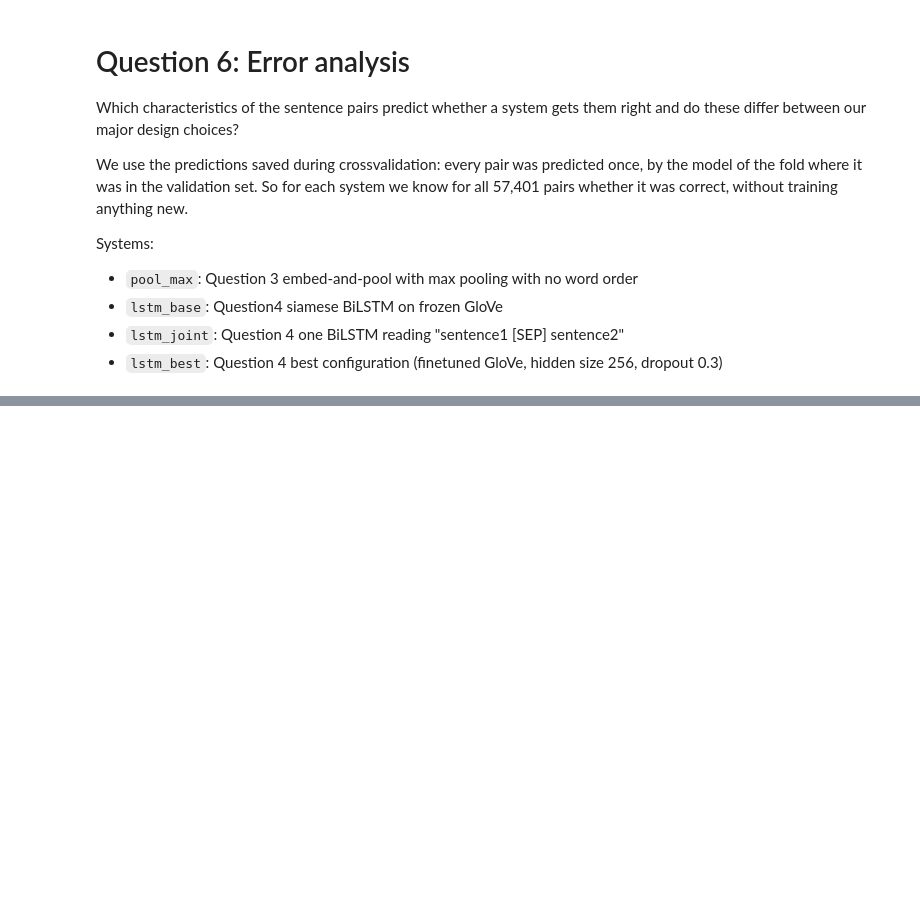
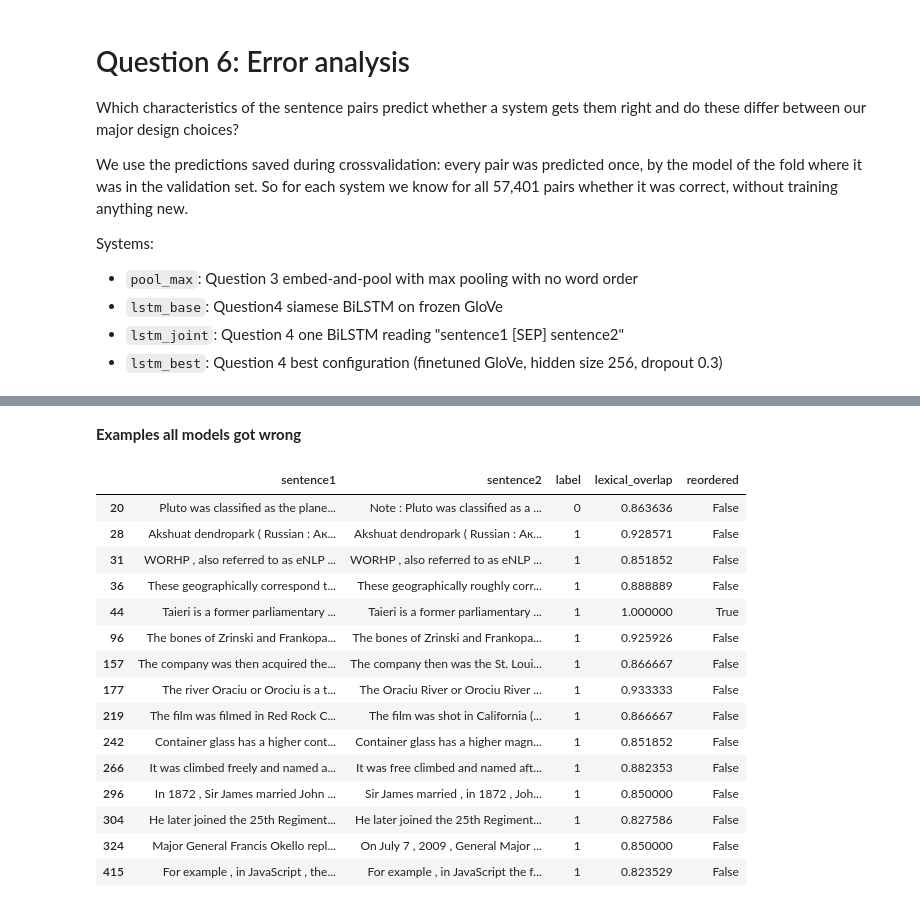
Before and after one commit to dries02/nlp1-student, a Jupyter notebook: project2/question6_analysis.ipynb, the cells around one changed output, grey strips where cells are left out. Cells and saved outputs as stored; diff of their text form; code cells hidden in the pictures; blank space fills up the shorter version.

```diff
--- a/project2/question6_analysis.ipynb
+++ b/project2/question6_analysis.ipynb
@@ -67,0 +287,19 @@ Name: accuracy (%), dtype: float64
+# %%
+df["length_group"] = pd.cut(
+    df["length_mean"],
+    bins=[0, 10, 20, 30, 50, float("inf")],
+    labels=["1–10", "11–20", "21–30", "31–50", ">50"]
+)
+
+length_results = (
+    df.groupby(["length_group", "label"], observed=True)
+      .agg(
+          N=("label", "size"),
+          pool_max=("correct_pool_max", "mean"),
+          lstm_base=("correct_lstm_base", "mean"),
+          lstm_joint=("correct_lstm_joint", "mean"),
+          lstm_best=("correct_lstm_best", "mean")
+      )
+)
+
+display(length_results.round(3))
@@ -67,0 +317,32 @@ Name: accuracy (%), dtype: float64
+# %% [markdown]
+**Examples all models got wrong**
+# %%
+correct_columns = [
+    f"correct_{name}" for name in SYSTEMS
+]
+
+df["all_wrong"] = (df[correct_columns].sum(axis=1) == 0)
+
+display(
+    df.loc[
+        df["all_wrong"],
+        ["sentence1", "sentence2", "label",
+         "lexical_overlap", "reordered"]].head(15)
+)
+# %% [output]
+|  | sentence1 | sentence2 | label | lexical_overlap | reordered |
+| 20 | Pluto was classified as the plane... | Note : Pluto was classified as a ... | 0 | 0.863636 | False |
+| 28 | Akshuat dendropark ( Russian : Ак... | Akshuat dendropark ( Russian : Ак... | 1 | 0.928571 | False |
+| 31 | WORHP , also referred to as eNLP ... | WORHP , also referred to as eNLP ... | 1 | 0.851852 | False |
+| 36 | These geographically correspond t... | These geographically roughly corr... | 1 | 0.888889 | False |
+| 44 | Taieri is a former parliamentary ... | Taieri is a former parliamentary ... | 1 | 1.000000 | True |
+| 96 | The bones of Zrinski and Frankopa... | The bones of Zrinski and Frankopa... | 1 | 0.925926 | False |
+| 157 | The company was then acquired the... | The company then was the St. Loui... | 1 | 0.866667 | False |
+| 177 | The river Oraciu or Orociu is a t... | The Oraciu River or Orociu River ... | 1 | 0.933333 | False |
+| 219 | The film was filmed in Red Rock C... | The film was shot in California (... | 1 | 0.866667 | False |
+| 242 | Container glass has a higher cont... | Container glass has a higher magn... | 1 | 0.851852 | False |
+| 266 | It was climbed freely and named a... | It was free climbed and named aft... | 1 | 0.882353 | False |
+| 296 | In 1872 , Sir James married John ... | Sir James married , in 1872 , Joh... | 1 | 0.850000 | False |
+| 304 | He later joined the 25th Regiment... | He later joined the 25th Regiment... | 1 | 0.827586 | False |
+| 324 | Major General Francis Okello repl... | On July 7 , 2009 , General Major ... | 1 | 0.850000 | False |
+| 415 | For example , in JavaScript , the... | For example , in JavaScript the f... | 1 | 0.823529 | False |
```
Also changed, not shown: parts of 16 cells of this notebook, 1 other file.
